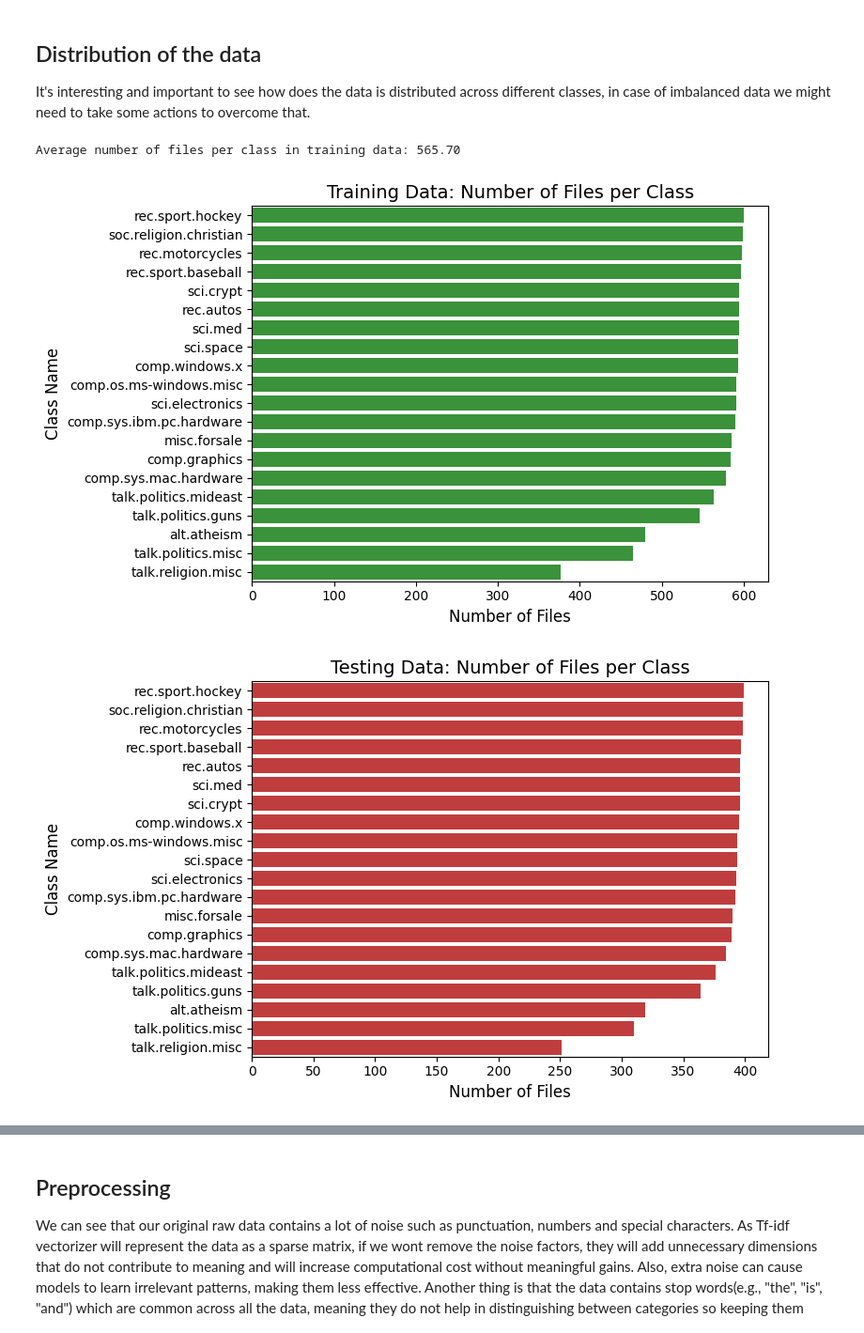
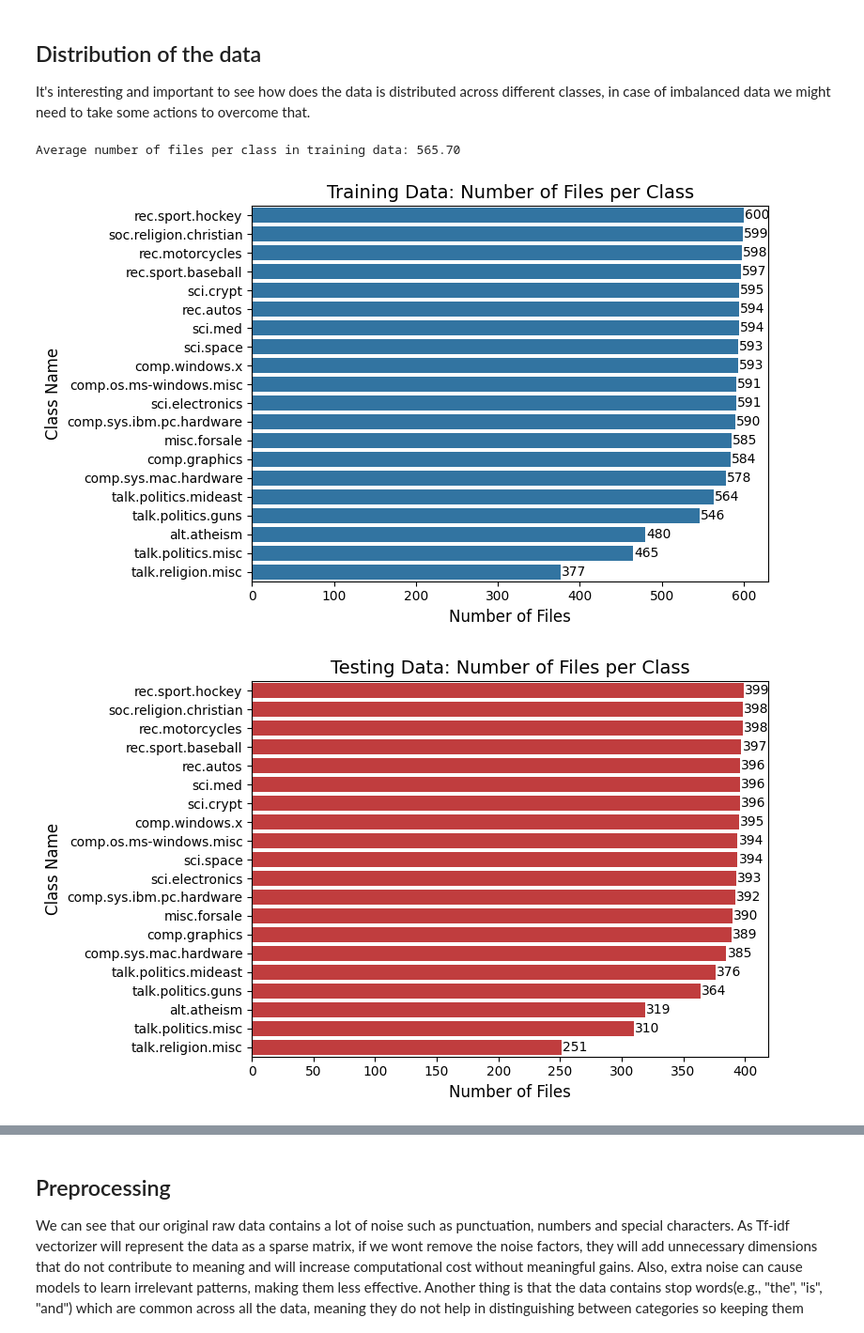
Before and after one commit to benami171/ML_FinalProject, a Jupyter notebook: project.ipynb, the cells around one changed output, grey strips where cells are left out. Shown at 94% size. Saved outputs shown, nothing was run; the diff lists cells and outputs as text; code cells hidden in the pictures.

```diff
--- a/project.ipynb
+++ b/project.ipynb
@@ -111,37 +109,53 @@ avg_files_per_class_train = np.mean(list(train_class_counts.values()))
 print(f"Average number of files per class in training data: {avg_files_per_class_train:.2f}")
 
 # Do the same for test data
 sorted_counts_test = sorted(test_class_counts.items(), key=lambda x: x[1], reverse=True)
 classes_test = [target_names[idx] for idx, _ in sorted_counts_test]
 counts_test = [count for _, count in sorted_counts_test]
 
 # Convert to DataFrames for easy plotting in Seaborn
 df_train = pd.DataFrame({"Class": classes, "Count": counts})
 df_test = pd.DataFrame({"Class": classes_test, "Count": counts_test})
 
-# Plot training data
+# Plot training data with annotations
 plt.figure(figsize=(8, 5))
-sns.barplot(data=df_train, x="Count", y="Class", color="C2", dodge=False)
+ax_train = sns.barplot(data=df_train, x="Count", y="Class", color="C0", dodge=False)
 plt.xlabel("Number of Files", fontsize=12)
 plt.ylabel("Class Name", fontsize=12)
 plt.title("Training Data: Number of Files per Class", fontsize=14)
 plt.xticks(fontsize=10)
 plt.yticks(fontsize=10)
+
+# Annotate each bar with its count value
+for p in ax_train.patches:
+    width = p.get_width()
+    # p.get_y() returns the lower y coordinate of the bar, and p.get_height() gives the bar's height
+    ax_train.text(width + 1, p.get_y() + p.get_height()/2, f'{int(width)}',
+                  va='center', fontsize=10)
+
 plt.tight_layout()
 plt.show()
 
-# Plot testing data
+
+# Plot testing data with annotations
 plt.figure(figsize=(8, 5))
-sns.barplot(data=df_test, x="Count", y="Class", color="C3", dodge=False)
+ax_test = sns.barplot(data=df_test, x="Count", y="Class", color="C3", dodge=False)
 plt.xlabel("Number of Files", fontsize=12)
 plt.ylabel("Class Name", fontsize=12)
 plt.title("Testing Data: Number of Files per Class", fontsize=14)
 plt.xticks(fontsize=10)
 plt.yticks(fontsize=10)
+
+# Annotate each bar with its count value
+for p in ax_test.patches:
+    width = p.get_width()
+    ax_test.text(width + 1, p.get_y() + p.get_height()/2, f'{int(width)}',
+                 va='center', fontsize=10)
+
 plt.tight_layout()
 plt.show()
 # %% [output]
 Average number of files per class in training data: 565.70
-[figure, old version]
+[figure, new version]
-[figure, old version]
+[figure, new version]
 # %% [markdown]
```
Also changed, not shown: parts of 32 cells of this notebook.
